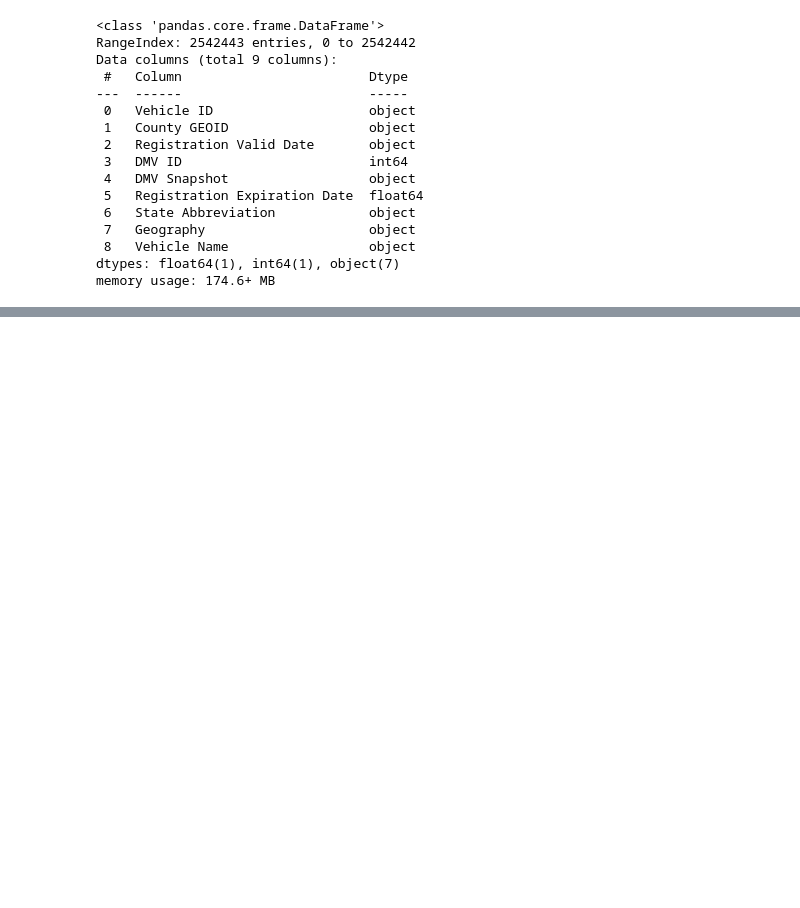
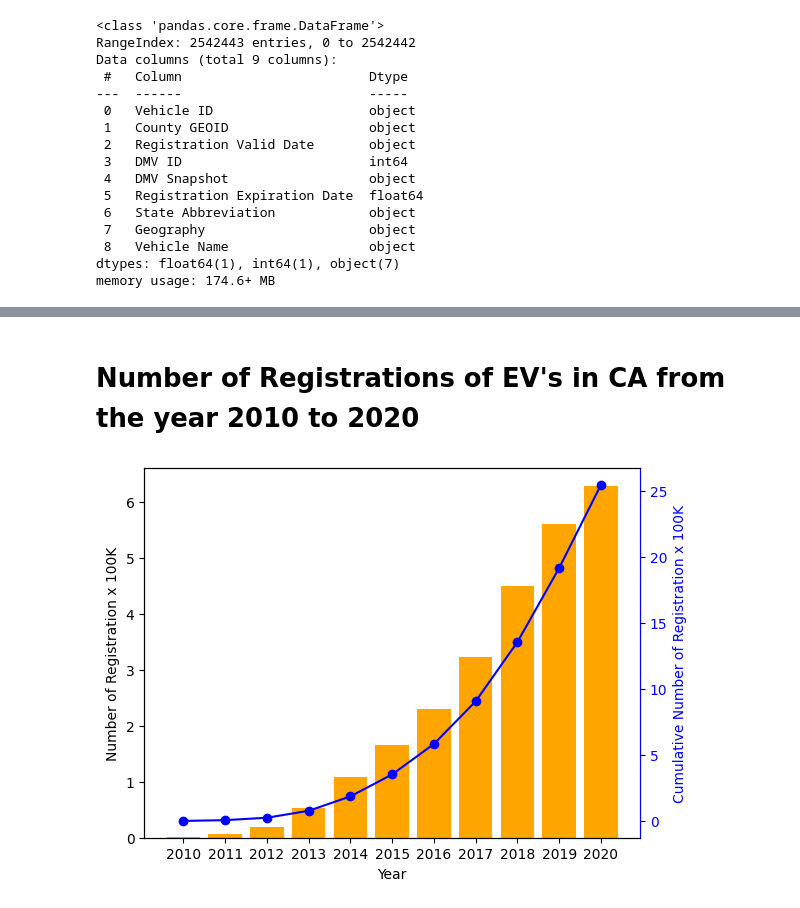
Before and after one commit to akashjn/DataScience, a Jupyter notebook: 0_Webscraping.ipynb, the cells around one changed output, grey strips where cells are left out. Drawn from its saved outputs; the diff is of its cells as text; code cells hidden in the pictures; blank space fills up the shorter version.

Commit message:
years viz

```diff
--- a/0_Webscraping.ipynb
+++ b/0_Webscraping.ipynb
@@ -55,0 +75,2 @@ dt.head()
+# %%
+dt=dt.dropna(axis=1)
@@ -55,0 +92,6 @@ dt.head()
+# %%
+# Remove columns with a unique value; will also remove columns with only 0
+print(f"removing {sum(dt.nunique()<2)} columns values with a unique value")
+print(f"Before: dt.shape={dt.shape}")
+dt=dt.loc[:,dt.nunique()>1]
+print(f"After: dt.shape={dt.shape} \n")
@@ -55,0 +113,3 @@ dt.head()
+# %%
+dt=dt.drop(columns=['Vehicle ID','DMV ID'])
+dt.head()
@@ -55,0 +126,4 @@ dt.head()
+# %%
+dt.insert(3,"year",pd.to_datetime(dt['Registration Valid Date']).dt.year.to_list())
+dt=dt.drop(columns=['Registration Valid Date'])
+dt.head()
@@ -55,0 +137,2 @@ dt.head()
+# %% [markdown]
+# Number of Registrations of EV's in CA from the year 2010 to 2020
@@ -55,0 +142,21 @@ dt.head()
+# %%
+fig,ax=plt.subplots()
+x=dt.year.value_counts().sort_index().index
+y=0.00001*dt.year.value_counts().sort_index()
+ax.bar(x=x,height=y,color='orange')
+ax.set_xticks(x)
+
+ax.set_xlabel('Year')
+ax.set_ylabel('Number of Registration x 100K')
+
+ax2=ax.twinx()
+ax2.plot(x,y.cumsum(),'-o',color='blue')
+ax2.spines["right"].set_color("blue")
+ax2.set_ylabel('Cumulative Number of Registration x 100K',color='blue')
+
+ax2.set_yticks(np.arange(0,26,5))
+ax2.set_yticklabels(labels=np.arange(0,26,5),color="blue")
+
+plt.show()
+# %% [output]
+[figure, added]
```
Also changed, not shown: parts of 16 cells of this notebook.
